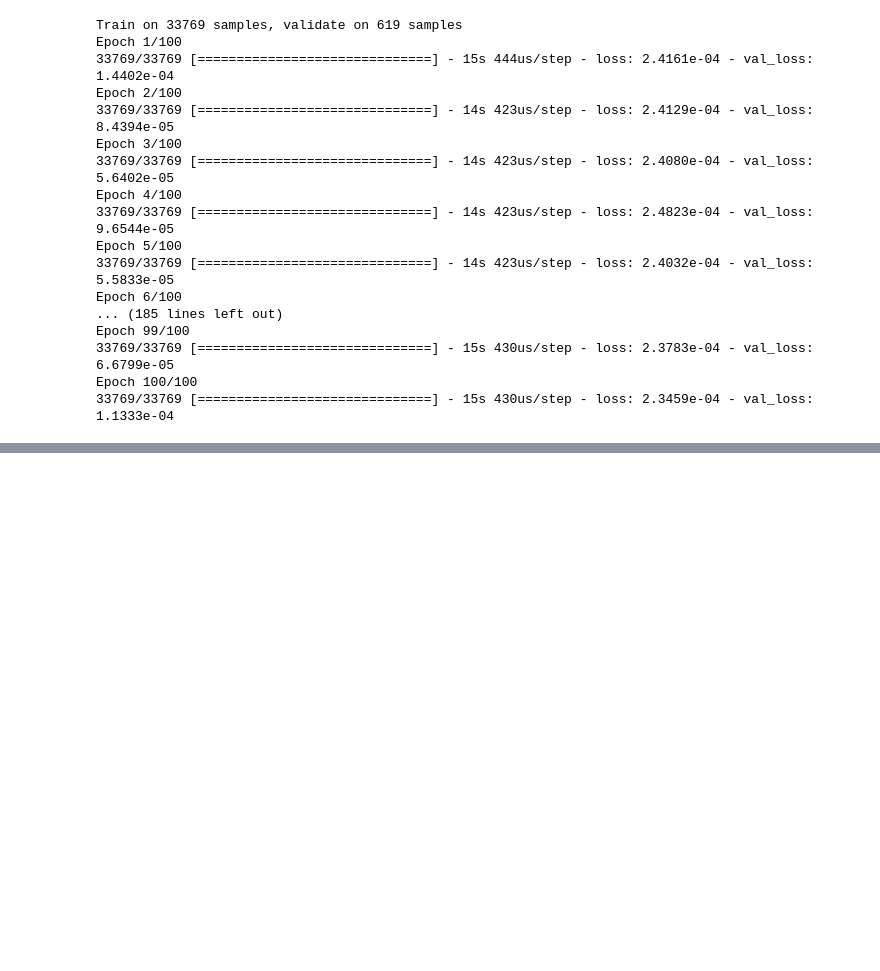
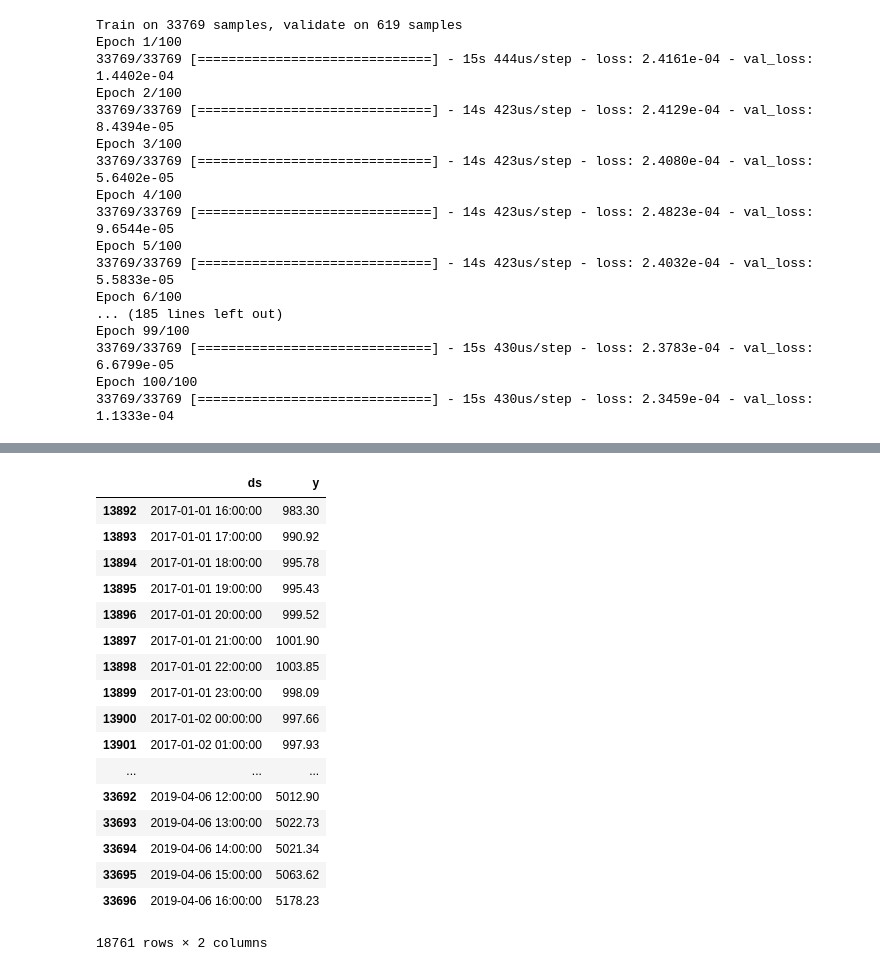
Before and after one commit to MohammadBakir/Bitcoin-Price-Prediction, a Jupyter notebook: time_series/time_series.ipynb, the cells around one changed output, grey strips where cells are left out. Saved outputs shown, nothing was run; the diff lists cells and outputs as text; code cells hidden in the pictures; blank space fills up the shorter version.

```diff
--- a/time_series/time_series.ipynb
+++ b/time_series/time_series.ipynb
@@ -560,0 +675,21 @@ keras.models.save_model(
+# %%
+df_train[df_train.ds.isin(intersecting_dates)]
+# %% [output]
+|  | ds | y |
+| 13892 | 2017-01-01 16:00:00 | 983.30 |
+| 13893 | 2017-01-01 17:00:00 | 990.92 |
+| 13894 | 2017-01-01 18:00:00 | 995.78 |
+| 13895 | 2017-01-01 19:00:00 | 995.43 |
+| 13896 | 2017-01-01 20:00:00 | 999.52 |
+| 13897 | 2017-01-01 21:00:00 | 1001.90 |
+| 13898 | 2017-01-01 22:00:00 | 1003.85 |
+| 13899 | 2017-01-01 23:00:00 | 998.09 |
+| 13900 | 2017-01-02 00:00:00 | 997.66 |
+| 13901 | 2017-01-02 01:00:00 | 997.93 |
+| ... | ... | ... |
+| 33692 | 2019-04-06 12:00:00 | 5012.90 |
+| 33693 | 2019-04-06 13:00:00 | 5022.73 |
+| 33694 | 2019-04-06 14:00:00 | 5021.34 |
+| 33695 | 2019-04-06 15:00:00 | 5063.62 |
+| 33696 | 2019-04-06 16:00:00 | 5178.23 |
+18761 rows × 2 columns
```
Also changed, not shown: parts of 25 cells of this notebook.
